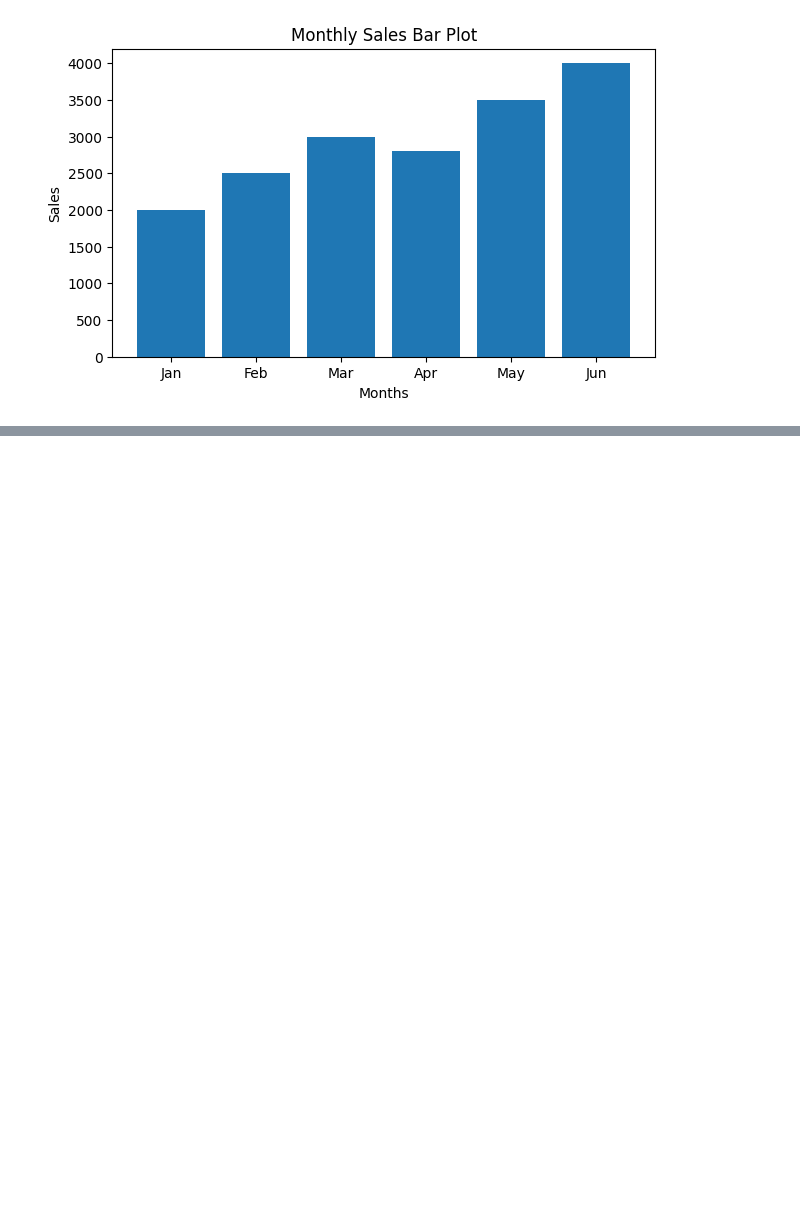
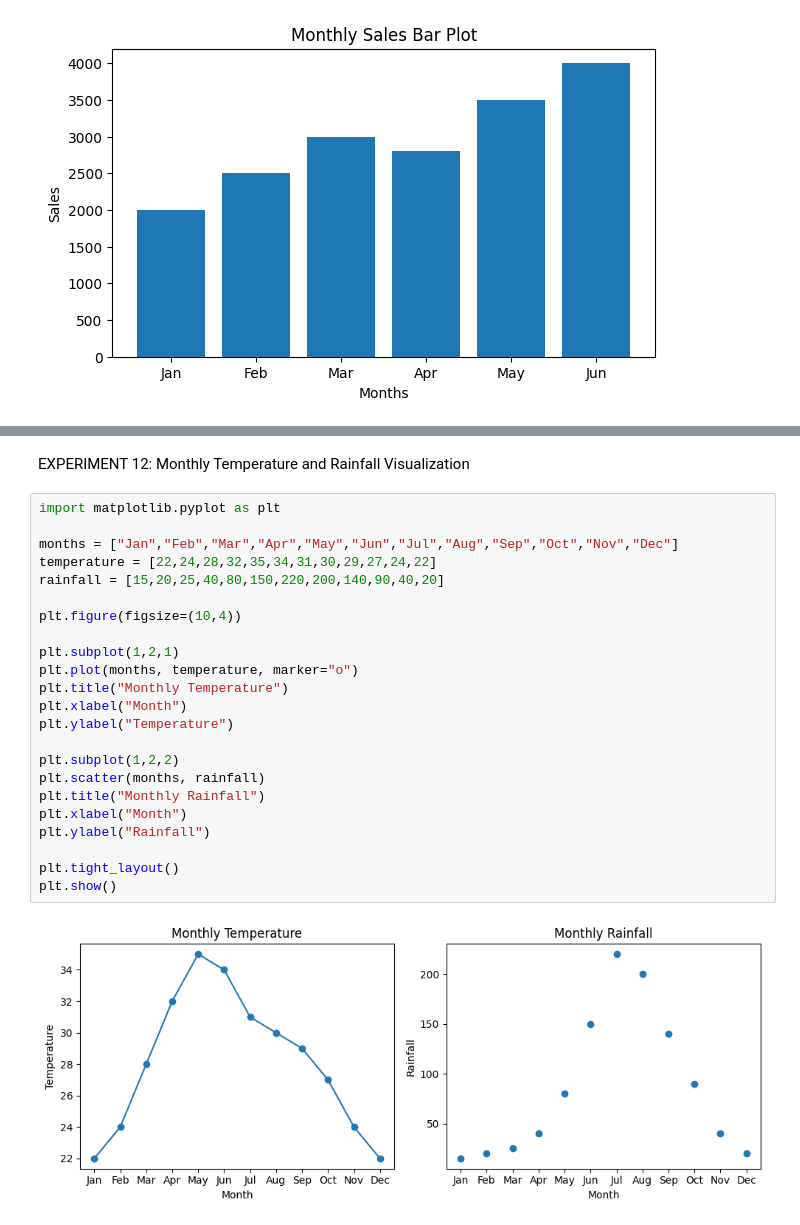
Before and after one commit to shaikshahid07/FoDS, a Jupyter notebook: FDS_10.ipynb, the cells around one changed output, grey strips where cells are left out. Saved outputs shown, nothing was run; the diff lists cells and outputs as text; blank space fills up the shorter version.

```diff
--- a/FDS_10.ipynb
+++ b/FDS_10.ipynb
@@ -318,0 +331,27 @@ plt.show()
+# %% [markdown]
+EXPERIMENT 12: Monthly Temperature and Rainfall Visualization
+# %%
+import matplotlib.pyplot as plt
+
+months = ["Jan","Feb","Mar","Apr","May","Jun","Jul","Aug","Sep","Oct","Nov","Dec"]
+temperature = [22,24,28,32,35,34,31,30,29,27,24,22]
+rainfall = [15,20,25,40,80,150,220,200,140,90,40,20]
+
+plt.figure(figsize=(10,4))
+
+plt.subplot(1,2,1)
+plt.plot(months, temperature, marker="o")
+plt.title("Monthly Temperature")
+plt.xlabel("Month")
+plt.ylabel("Temperature")
+
+plt.subplot(1,2,2)
+plt.scatter(months, rainfall)
+plt.title("Monthly Rainfall")
+plt.xlabel("Month")
+plt.ylabel("Rainfall")
+
+plt.tight_layout()
+plt.show()
+# %% [output]
+[figure, added]
```
Also changed, not shown: parts of 37 cells of this notebook.
